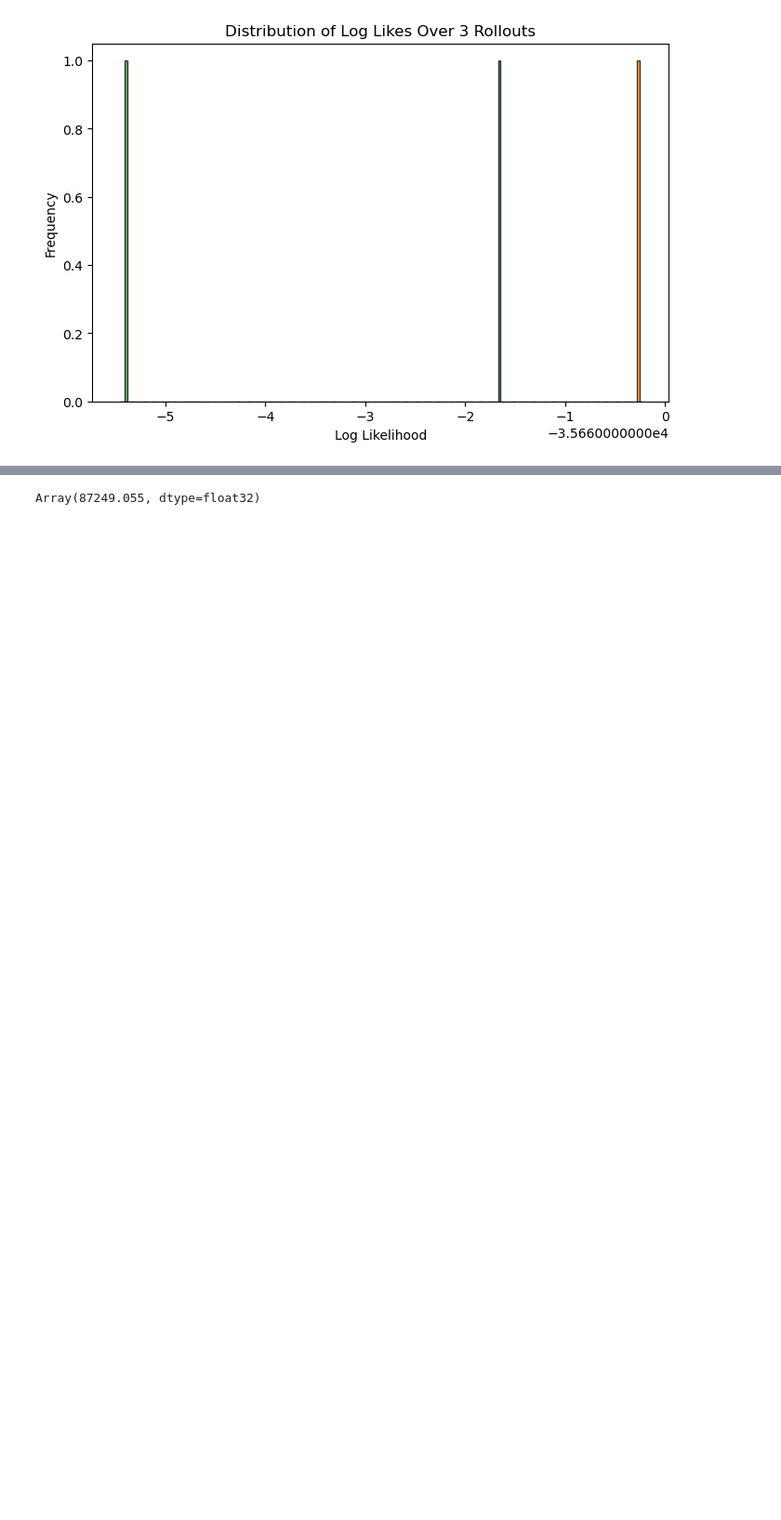
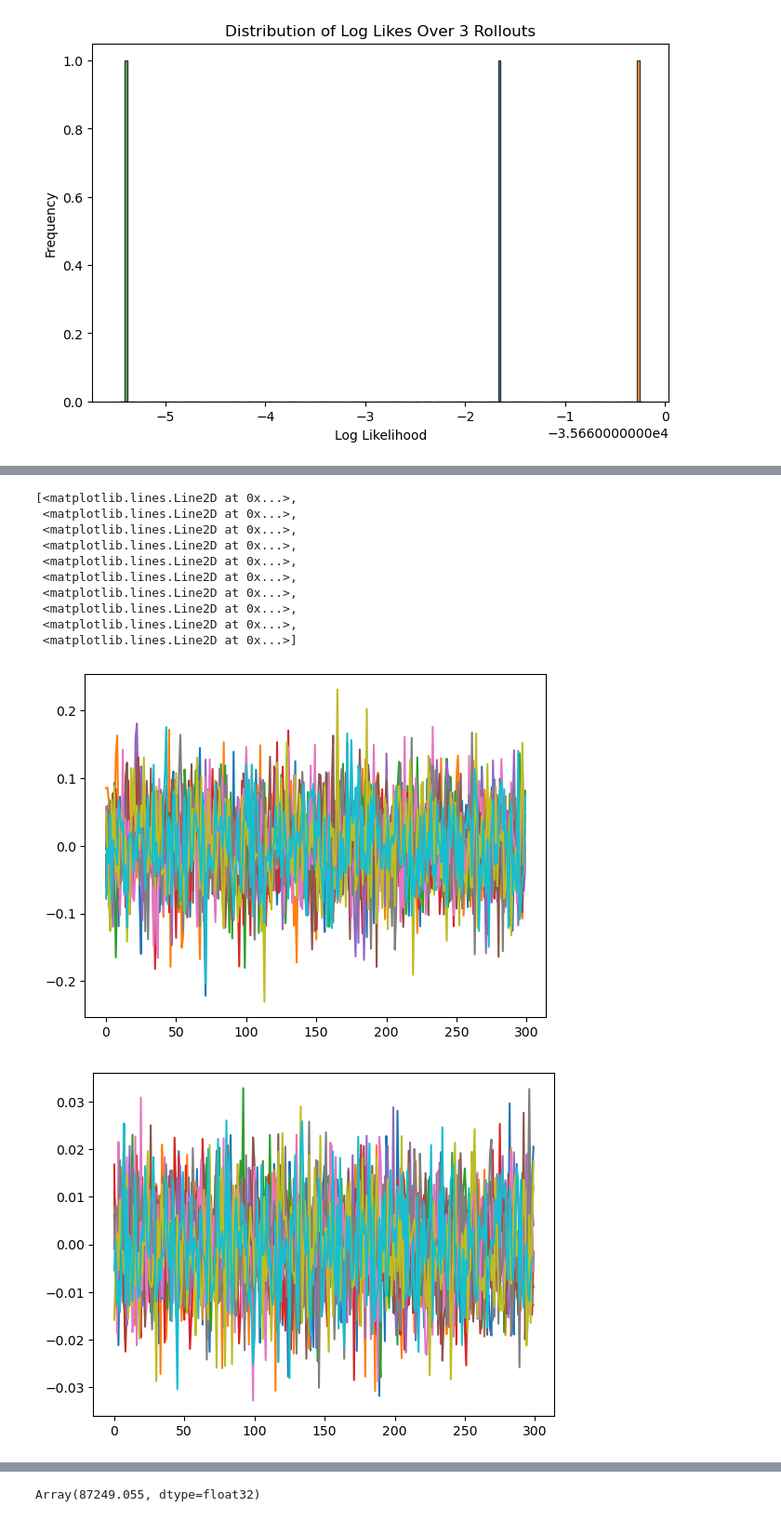
Before and after one commit to AndrewHWang1605/jax-f16-gcas-validation, a Jupyter notebook: sandbox.ipynb, the cells around one changed output, grey strips where cells are left out. Shown at 93% size. Cells and saved outputs as stored; diff of their text form; code cells hidden in the pictures; blank space fills up the shorter version.

```diff
--- a/sandbox.ipynb
+++ b/sandbox.ipynb
@@ -272,0 +229,17 @@ plt.plot(disturbance_array[:,6:9])
+# %%
+plt.plot(np.stack((disturbance_array[:,:,6],disturbance_array[:,:,3]),axis=2)[:,:,0])
+plt.figure()
+plt.plot(np.stack((disturbance_array[:,:,6],disturbance_array[:,:,3]),axis=2)[:,:,1])
+# %% [output]
+[<matplotlib.lines.Line2D at 0x...>,
+ <matplotlib.lines.Line2D at 0x...>,
+ <matplotlib.lines.Line2D at 0x...>,
+ <matplotlib.lines.Line2D at 0x...>,
+ <matplotlib.lines.Line2D at 0x...>,
+ <matplotlib.lines.Line2D at 0x...>,
+ <matplotlib.lines.Line2D at 0x...>,
+ <matplotlib.lines.Line2D at 0x...>,
+ <matplotlib.lines.Line2D at 0x...>,
+ <matplotlib.lines.Line2D at 0x...>]
+[figure, added]
+[figure, added]
```
Also changed, not shown: parts of 11 cells of this notebook.
